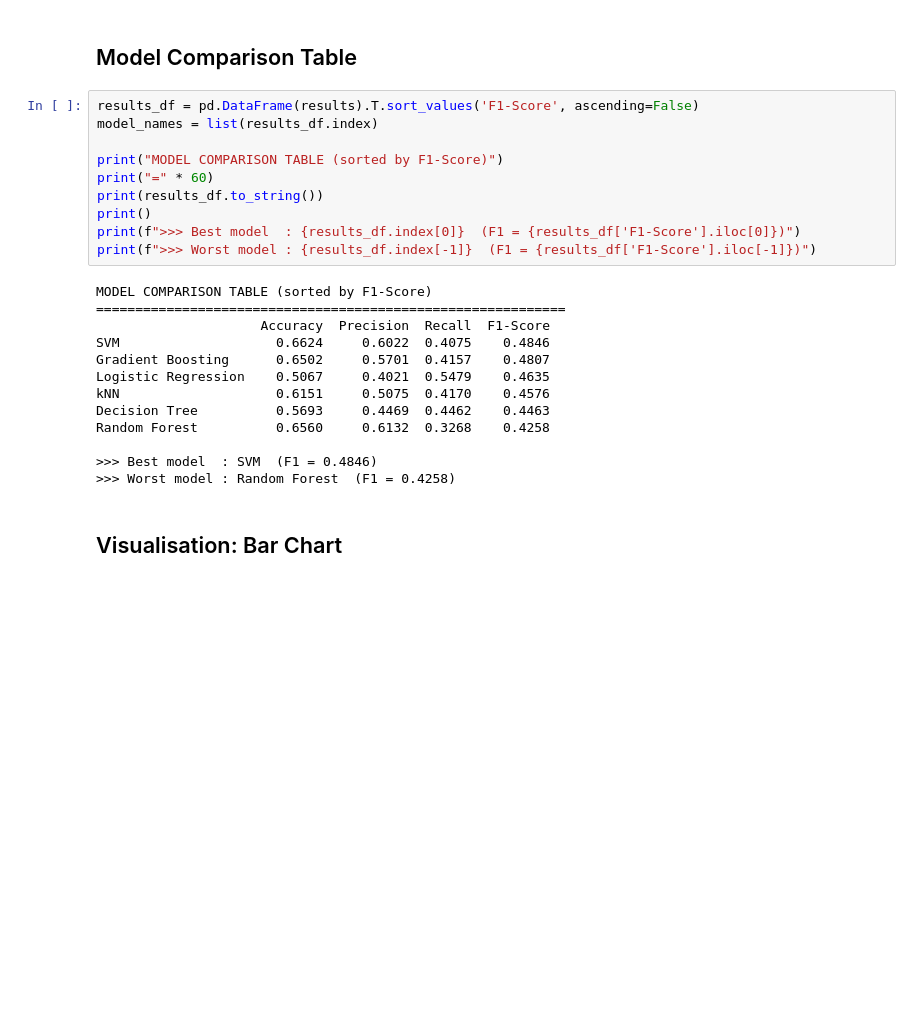
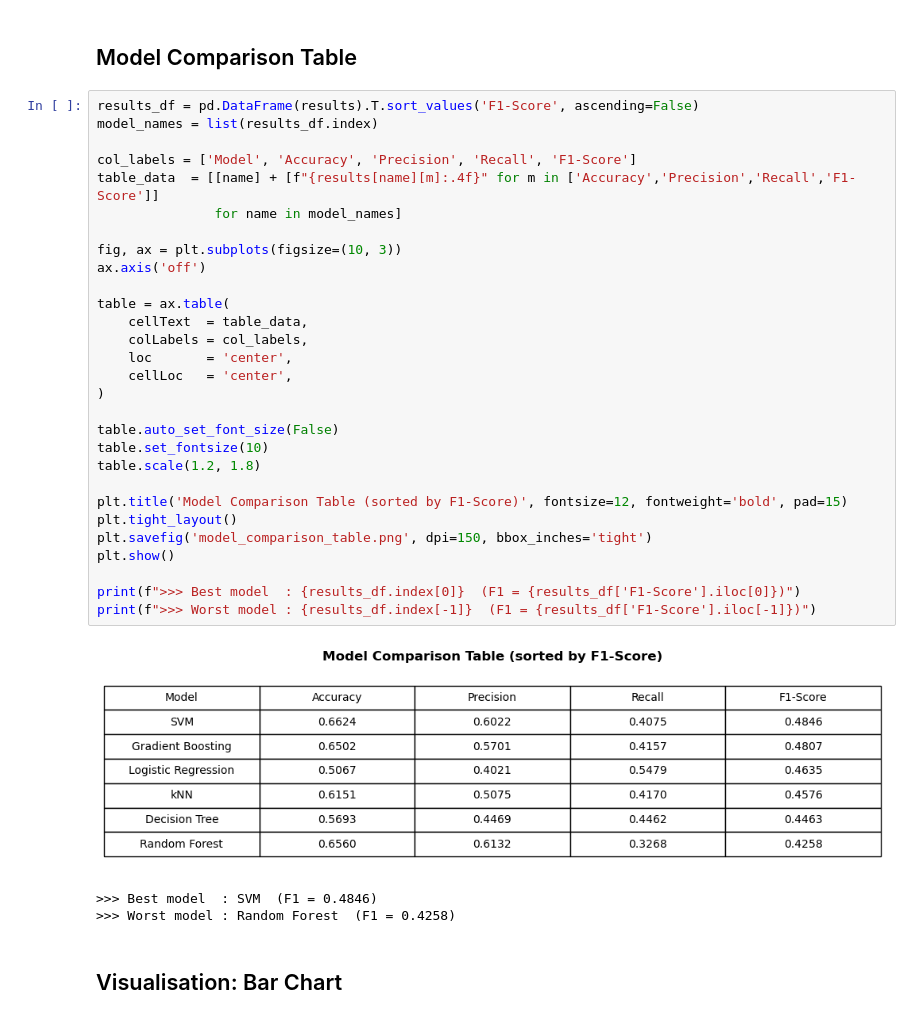
Before and after one commit to quahmingyi/Water_potability_Analysis, a Jupyter notebook: Part_B_ModelTraining_Water_Potability_.ipynb, the cells around one changed output. Cells and saved outputs as stored; diff of their text form; blank space fills up the shorter version.

Commit message:
Update Model Performance Analysis

```diff
--- a/Part_B_ModelTraining_Water_Potability_.ipynb
+++ b/Part_B_ModelTraining_Water_Potability_.ipynb
@@ -255,24 +255,34 @@ Gradient Boosting         → Accuracy: 0.6502  Precision: 0.5701  Recall: 0.415
 # %%
 results_df = pd.DataFrame(results).T.sort_values('F1-Score', ascending=False)
 model_names = list(results_df.index)
 
-print("MODEL COMPARISON TABLE (sorted by F1-Score)")
-print("=" * 60)
-print(results_df.to_string())
-print()
+col_labels = ['Model', 'Accuracy', 'Precision', 'Recall', 'F1-Score']
+table_data  = [[name] + [f"{results[name][m]:.4f}" for m in ['Accuracy','Precision','Recall','F1-Score']]
+               for name in model_names]
+
+fig, ax = plt.subplots(figsize=(10, 3))
+ax.axis('off')
+
+table = ax.table(
+    cellText  = table_data,
+    colLabels = col_labels,
+    loc       = 'center',
+    cellLoc   = 'center',
+)
+
+table.auto_set_font_size(False)
+table.set_fontsize(10)
+table.scale(1.2, 1.8)
+
+plt.title('Model Comparison Table (sorted by F1-Score)', fontsize=12, fontweight='bold', pad=15)
+plt.tight_layout()
+plt.savefig('model_comparison_table.png', dpi=150, bbox_inches='tight')
+plt.show()
+
 print(f">>> Best model  : {results_df.index[0]}  (F1 = {results_df['F1-Score'].iloc[0]})")
 print(f">>> Worst model : {results_df.index[-1]}  (F1 = {results_df['F1-Score'].iloc[-1]})")
 # %% [output]
+[figure, added]
-MODEL COMPARISON TABLE (sorted by F1-Score)
-============================================================
-                     Accuracy  Precision  Recall  F1-Score
-SVM                    0.6624     0.6022  0.4075    0.4846
-Gradient Boosting      0.6502     0.5701  0.4157    0.4807
-Logistic Regression    0.5067     0.4021  0.5479    0.4635
-kNN                    0.6151     0.5075  0.4170    0.4576
-Decision Tree          0.5693     0.4469  0.4462    0.4463
-Random Forest          0.6560     0.6132  0.3268    0.4258
-
 >>> Best model  : SVM  (F1 = 0.4846)
 >>> Worst model : Random Forest  (F1 = 0.4258)
 # %% [markdown]
```
Also changed, not shown: parts of 1 cell of this notebook.
